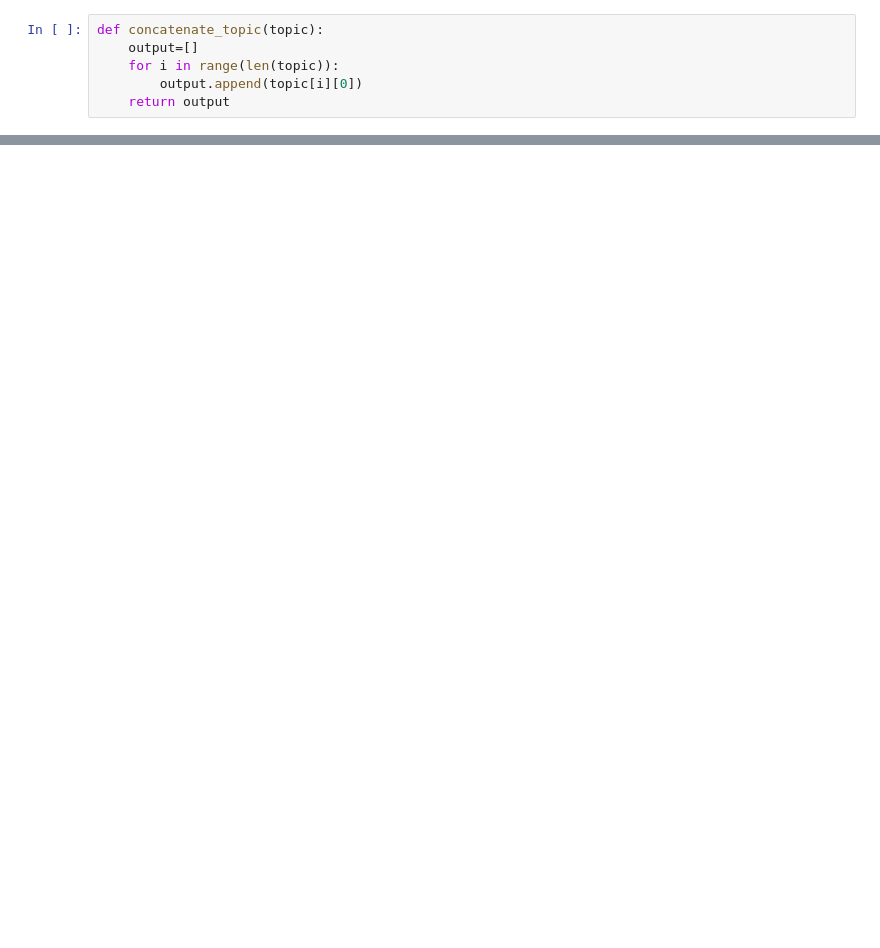
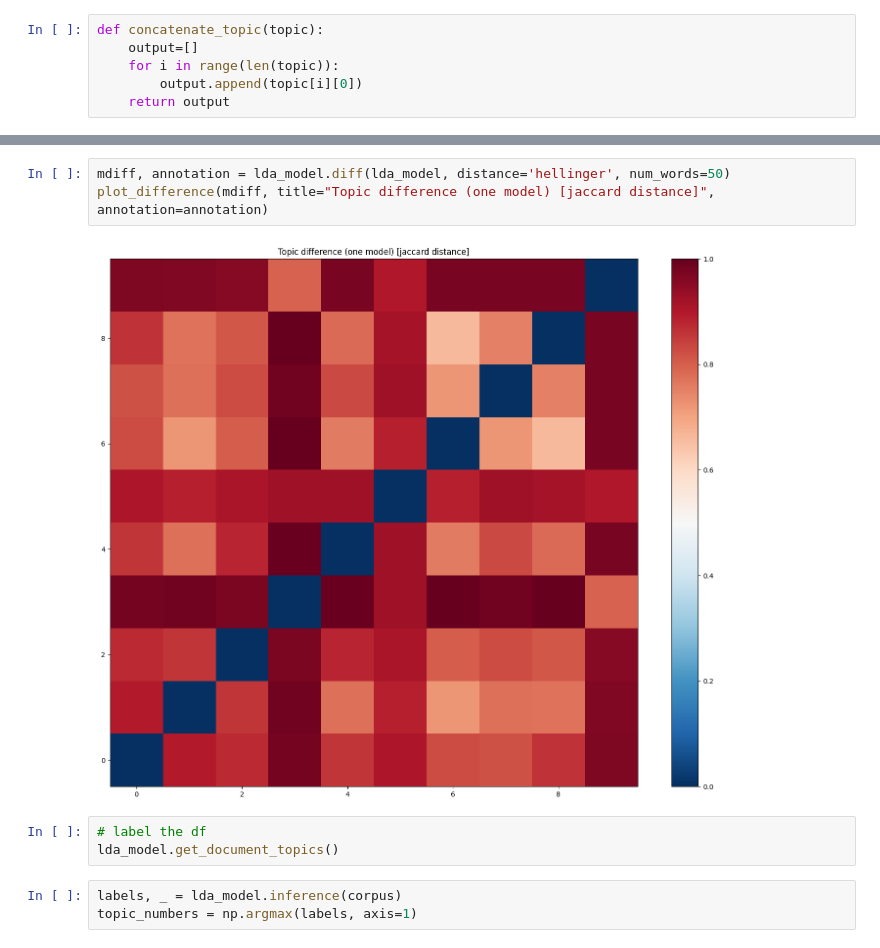
Before and after one commit to mojoee/03_UrbanDevelopmentTaiwan, a Jupyter notebook: LSAJOIN.ipynb, the cells around one changed output, grey strips where cells are left out. Cells and saved outputs as stored; diff of their text form; blank space fills up the shorter version.

Commit message:
finished Labels for each category according to LDA

```diff
--- a/LSAJOIN.ipynb
+++ b/LSAJOIN.ipynb
@@ -216,0 +341,11 @@ for i in range(num_topics):
+# %%
+mdiff, annotation = lda_model.diff(lda_model, distance='hellinger', num_words=50)
+plot_difference(mdiff, title="Topic difference (one model) [jaccard distance]", annotation=annotation)
+# %% [output]
+[figure, added]
+# %%
+# label the df
+lda_model.get_document_topics()
+# %%
+labels, _ = lda_model.inference(corpus)
+topic_numbers = np.argmax(labels, axis=1)
```
Also changed, not shown: parts of 27 cells of this notebook, 3 other files.
